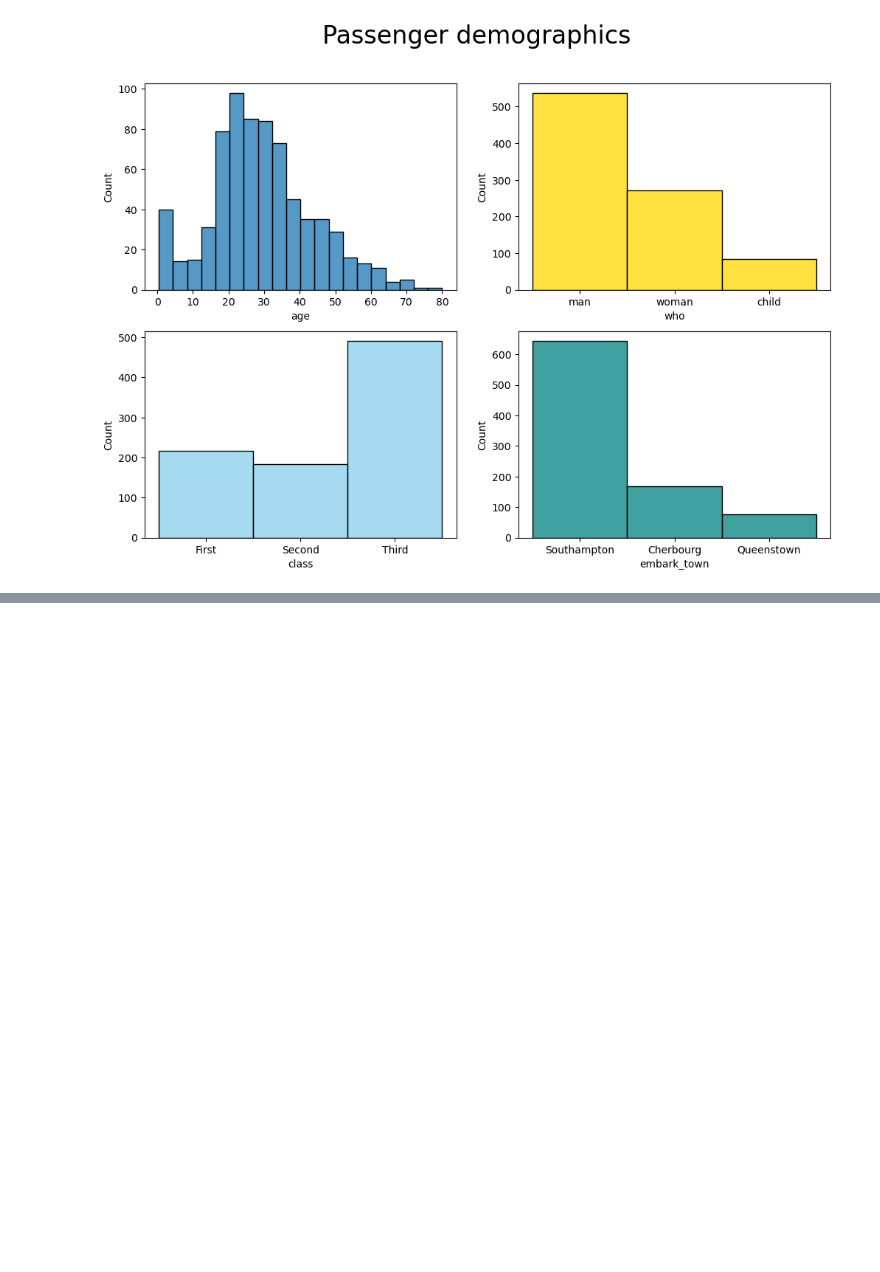
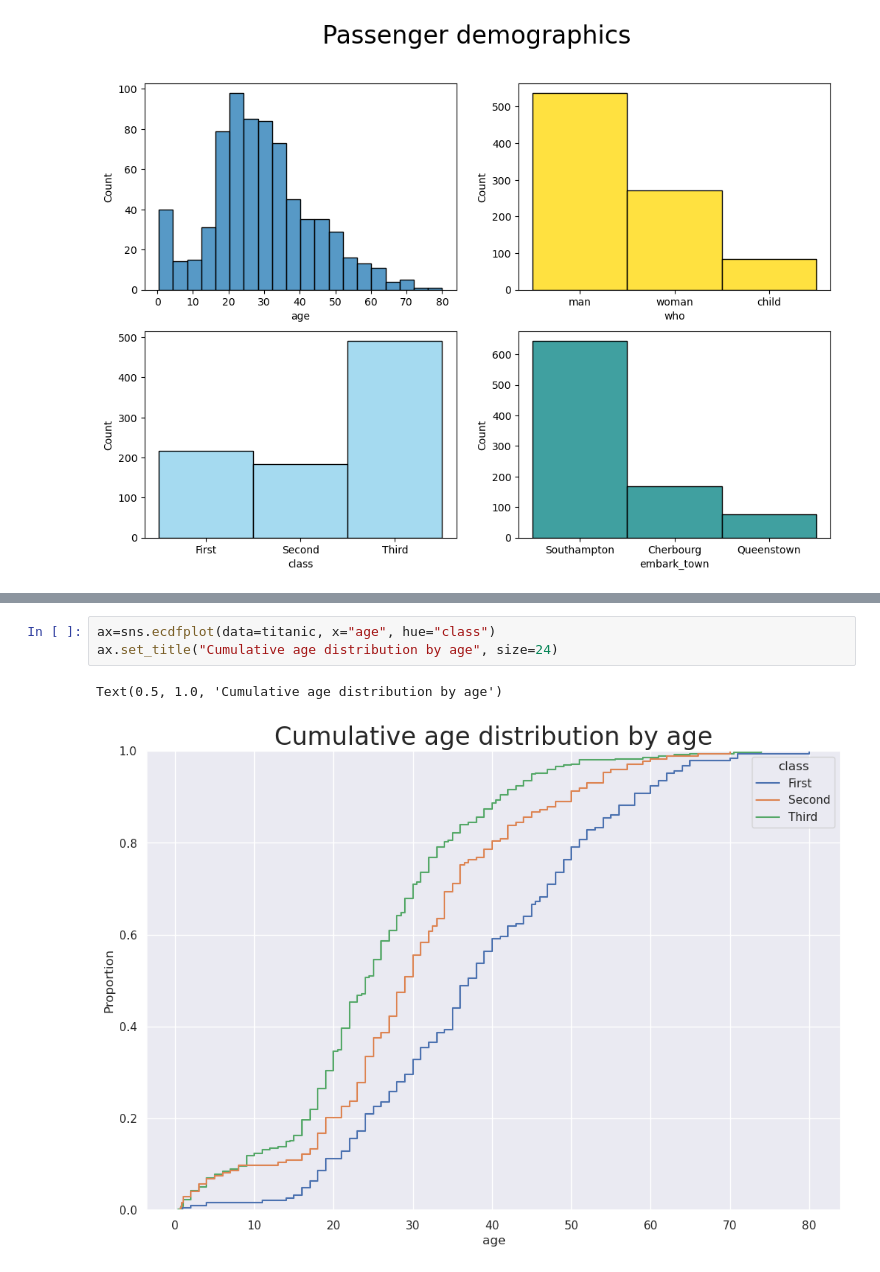
Before and after one commit to Michal-Radomski/Python-Data-Visualization, a Jupyter notebook: 01 Data Visualization/02_Seaborn/seaborn.ipynb, the cells around one changed output, grey strips where cells are left out. Drawn from its saved outputs; the diff is of its cells as text; blank space fills up the shorter version.

```diff
--- a/01 Data Visualization/02_Seaborn/seaborn.ipynb
+++ b/01 Data Visualization/02_Seaborn/seaborn.ipynb
@@ -54,0 +63,6 @@ Text(0.5, 0.98, 'Passenger demographics')
+# %%
+ax=sns.ecdfplot(data=titanic, x="age", hue="class")
+ax.set_title("Cumulative age distribution by age", size=24)
+# %% [output]
+Text(0.5, 1.0, 'Cumulative age distribution by age')
+[figure, added]
```
Also changed, not shown: parts of 3 cells of this notebook.
